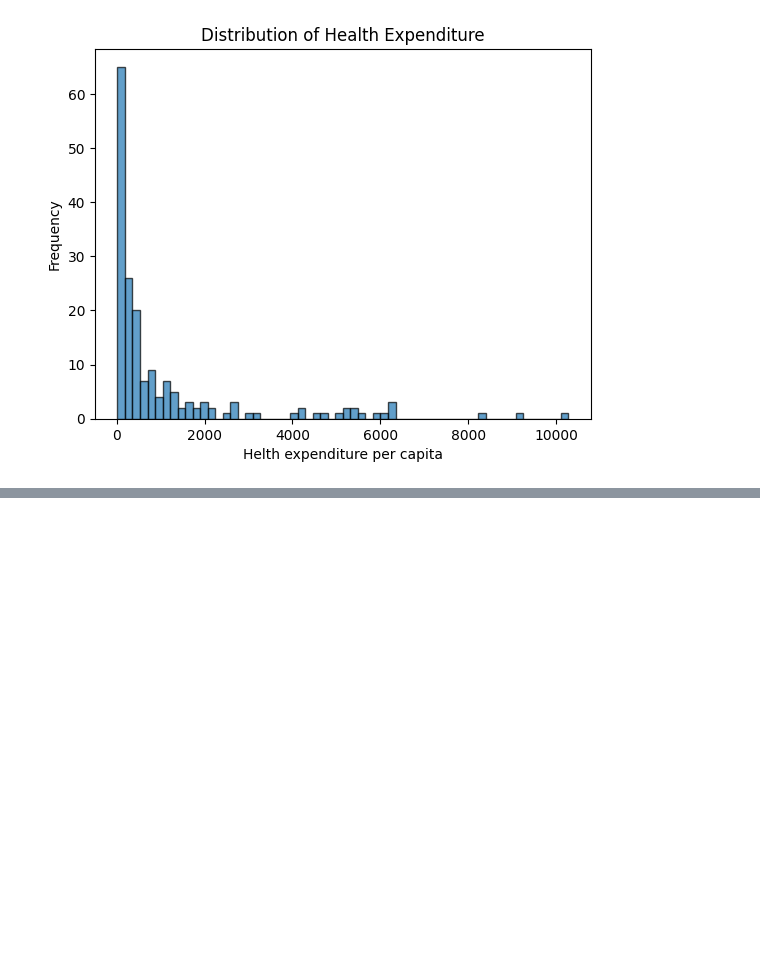
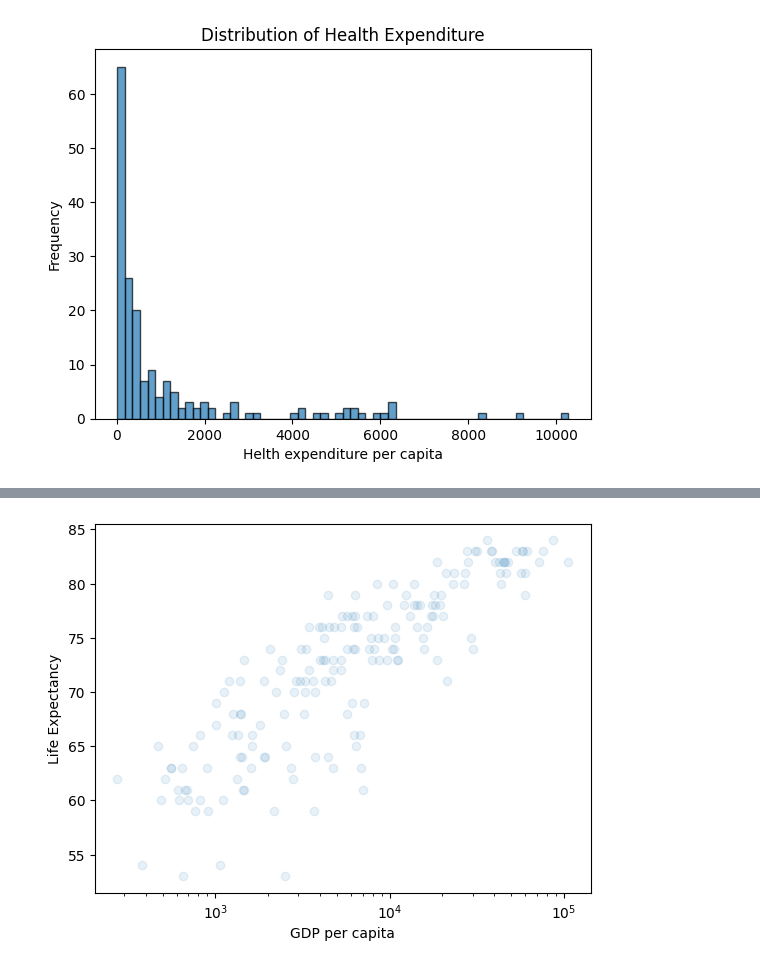
Before and after one commit to hannmann/Challenge, a Jupyter notebook: challenge2.ipynb, the cells around one changed output, grey strips where cells are left out. Saved outputs shown, nothing was run; the diff lists cells and outputs as text; code cells hidden in the pictures; blank space fills up the shorter version.

```diff
--- a/challenge2.ipynb
+++ b/challenge2.ipynb
@@ -153,0 +155,11 @@ plt.show()
+# %%
+plt.scatter(df_final["GDP"], df_final["Life Expectancy"], alpha=0.1)
+plt.autoscale(True)
+plt.xlabel('GDP per capita')
+plt.xscale('log')
+plt.ylabel('Life Expectancy')
+
+
+plt.show()
+# %% [output]
+[figure, added]
```
Also changed, not shown: parts of 1 cell of this notebook.
